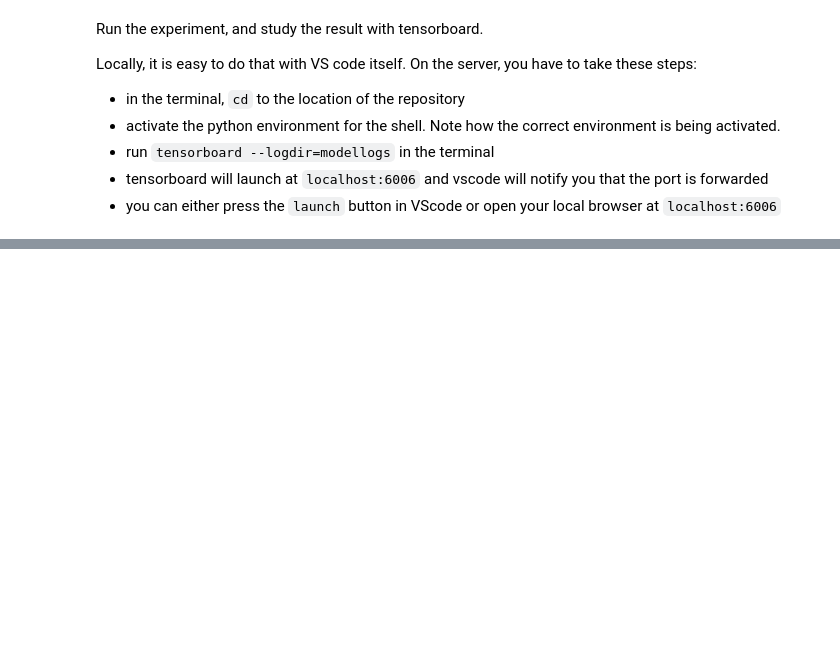
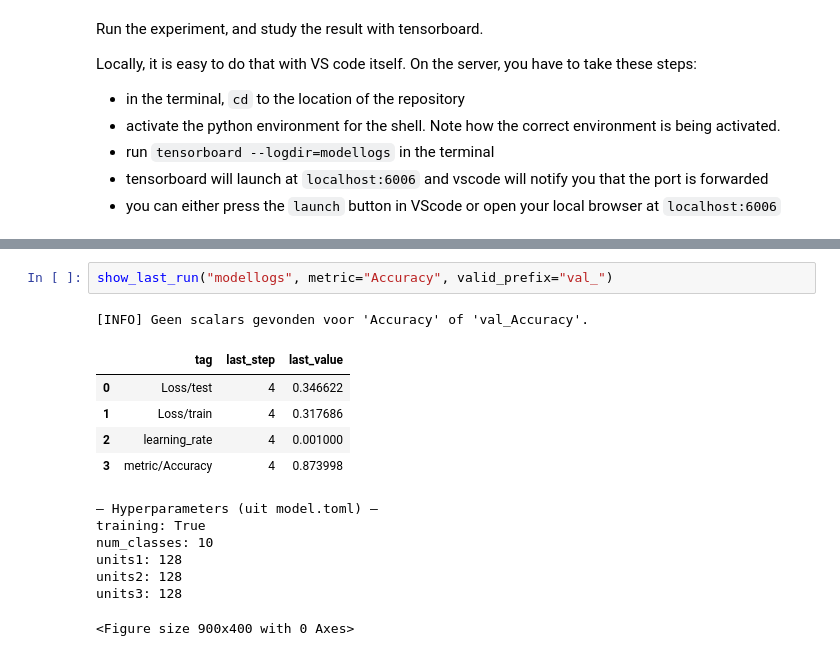
Before and after one commit to wmvanhuis/MADS-ML-WMvanHuis, a Jupyter notebook: 1-hypertuning-gridsearch/notebook.ipynb, the cells around one changed output, grey strips where cells are left out. Saved outputs shown, nothing was run; the diff lists cells and outputs as text; blank space fills up the shorter version.

```diff
--- a/1-hypertuning-gridsearch/notebook.ipynb
+++ b/1-hypertuning-gridsearch/notebook.ipynb
@@ -226,0 +387,16 @@ Locally, it is easy to do that with VS code itself. On the server, you have to t
+# %%
+show_last_run("modellogs", metric="Accuracy", valid_prefix="val_")
+# %% [output]
+[INFO] Geen scalars gevonden voor 'Accuracy' of 'val_Accuracy'.
+|  | tag | last_step | last_value |
+| 0 | Loss/test | 4 | 0.346622 |
+| 1 | Loss/train | 4 | 0.317686 |
+| 2 | learning_rate | 4 | 0.001000 |
+| 3 | metric/Accuracy | 4 | 0.873998 |
+— Hyperparameters (uit model.toml) —
+training: True
+num_classes: 10
+units1: 128
+units2: 128
+units3: 128
+<Figure size 900x400 with 0 Axes>
```
Also changed, not shown: parts of 1 cell of this notebook.
